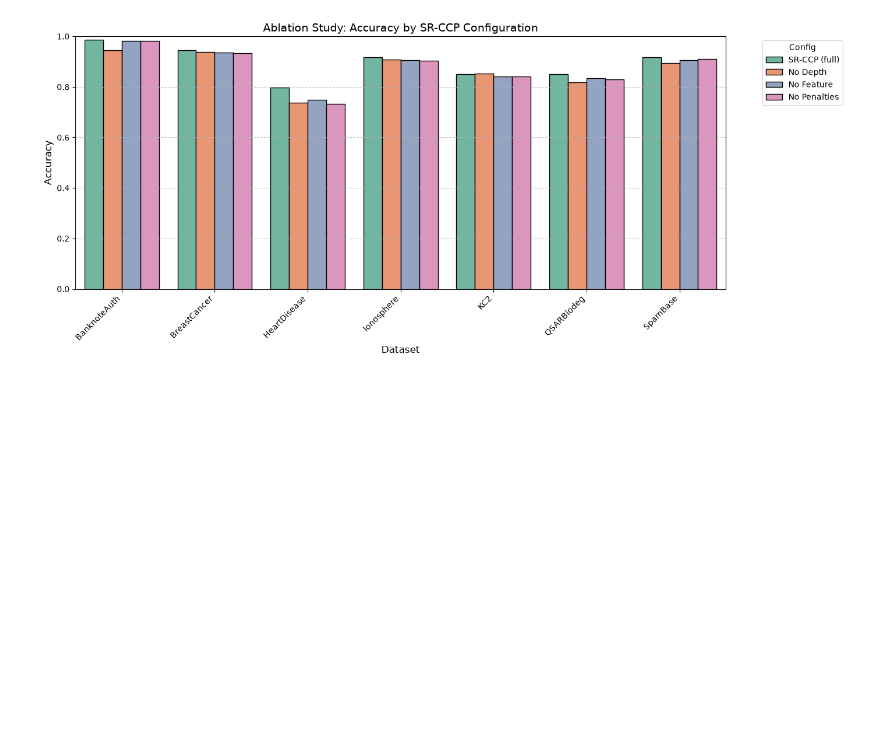
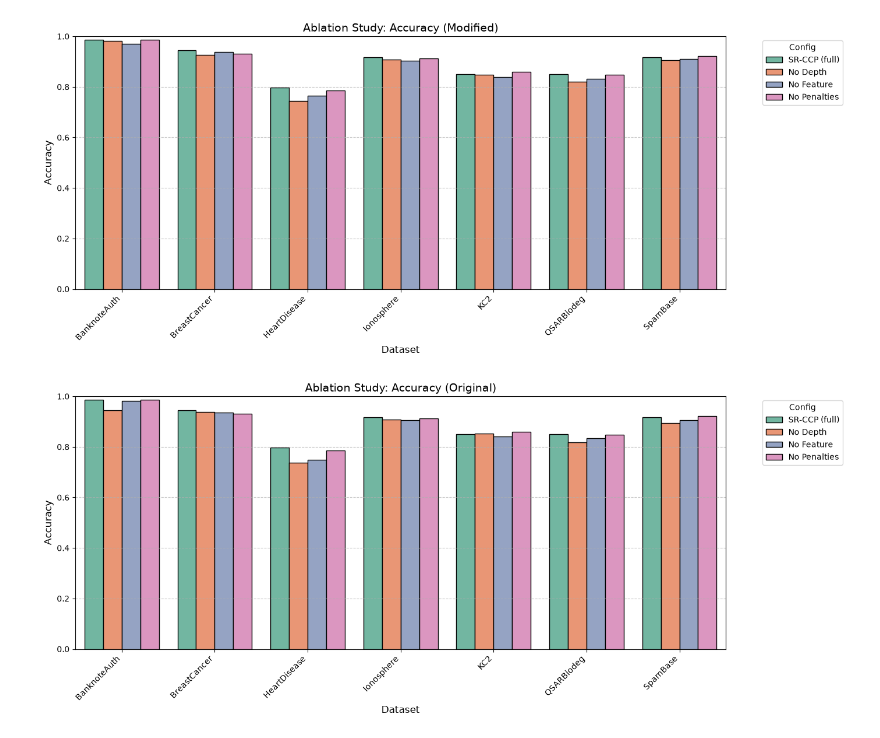
Before and after one commit to OmarJR18/SR-CPP-IJCDS_alt, a Jupyter notebook: ab/ablation_plots.ipynb, the cells around one changed output. Cells and saved outputs as stored; diff of their text form; code cells hidden in the pictures; blank space fills up the shorter version.

```diff
--- a/ab/ablation_plots.ipynb
+++ b/ab/ablation_plots.ipynb
@@ -3,7 +3,8 @@ import pandas as pd
 import matplotlib.pyplot as plt
 import seaborn as sns
 
-df = pd.read_csv('../ablation_study/ablation_results.csv')
+df = pd.read_csv('ablation_results.csv')
+df2 = pd.read_csv('../ablation_study/ablation_results.csv')
 print(df)
 print(f"\nColumns: {list(df.columns)}")
 print(f"Configs: {df['Config'].unique()}")
@@ -38,18 +53,31 @@ No Penalties     0.8758  20.2571  39.5143  7.4857      9.8857
 SR-CCP (full)    0.8947   5.0286   9.0571  3.8571      3.2000
 # %%
-# --- Chart 1: Accuracy per config per dataset ---
+# --- Chart 1a: Accuracy (Modified) ---
 plt.figure(figsize=(14, 6))
 ax = sns.barplot(data=df, x='Dataset', y='Accuracy', hue='Config', palette='Set2', edgecolor='black')
-plt.title('Ablation Study: Accuracy by SR-CCP Configuration', fontsize=14)
+plt.title('Ablation Study: Accuracy (Modified)', fontsize=14)
 plt.ylabel('Accuracy', fontsize=12)
 plt.xlabel('Dataset', fontsize=12)
 plt.xticks(rotation=45, ha='right')
 plt.ylim(0, 1)
 plt.grid(axis='y', linestyle='--', alpha=0.7)
 plt.legend(title='Config', bbox_to_anchor=(1.05, 1), loc='upper left')
 plt.tight_layout()
-plt.savefig('ablation_accuracy.png', dpi=150, bbox_inches='tight')
 plt.show()
+
+# --- Chart 1b: Accuracy (Original) ---
+plt.figure(figsize=(14, 6))
+ax = sns.barplot(data=df2, x='Dataset', y='Accuracy', hue='Config', palette='Set2', edgecolor='black')
+plt.title('Ablation Study: Accuracy (Original)', fontsize=14)
+plt.ylabel('Accuracy', fontsize=12)
+plt.xlabel('Dataset', fontsize=12)
+plt.xticks(rotation=45, ha='right')
+plt.ylim(0, 1)
+plt.grid(axis='y', linestyle='--', alpha=0.7)
+plt.legend(title='Config', bbox_to_anchor=(1.05, 1), loc='upper left')
+plt.tight_layout()
+plt.show()
 # %% [output]
-[figure, old version]
+[figure, new version]
+[figure, added]
 # %%
```
Also changed, not shown: parts of 4 cells of this notebook, 2 other files.
